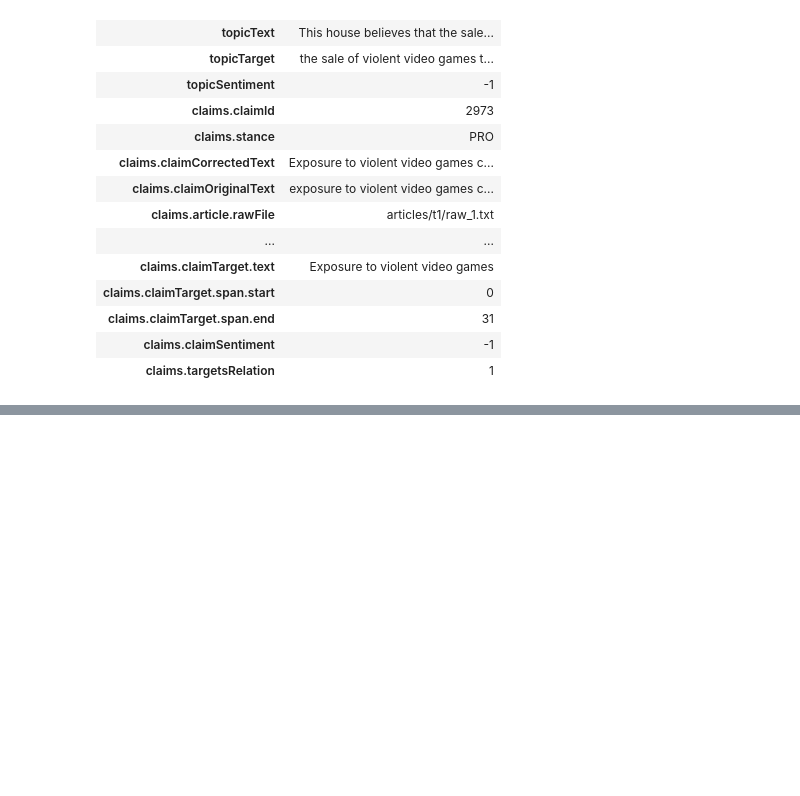
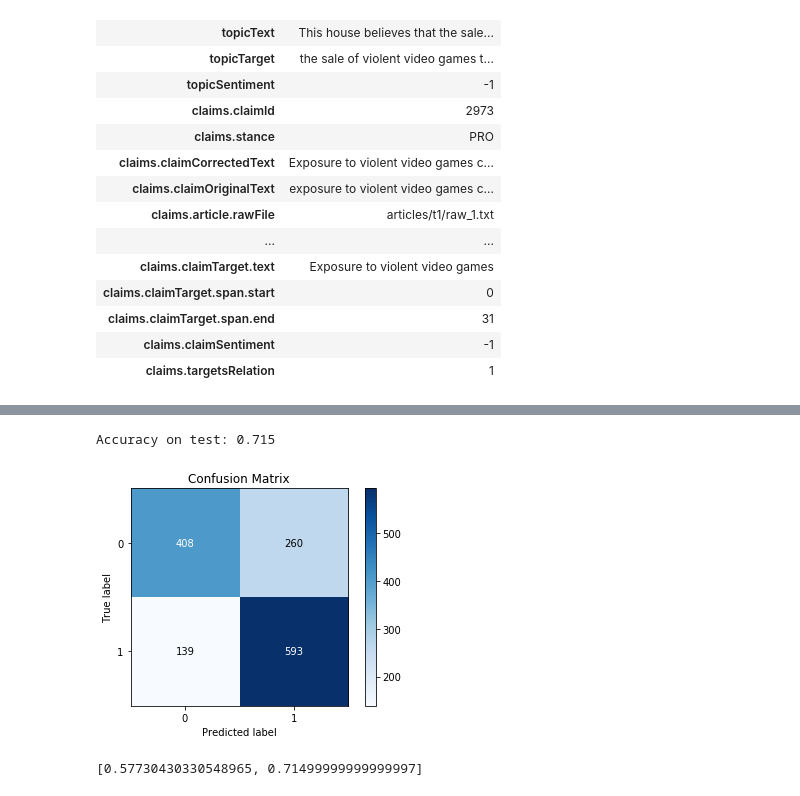
Before and after one commit to julia-zhou/Argmining, a Jupyter notebook: 1_claim_detection.ipynb, the cells around one changed output, grey strips where cells are left out. Drawn from its saved outputs; the diff is of its cells as text; code cells hidden in the pictures; blank space fills up the shorter version.

```diff
--- a/1_claim_detection.ipynb
+++ b/1_claim_detection.ipynb
@@ -446,0 +397,3 @@ textrank(b1)
+# %%
+train_X_ = np.expand_dims(train_X, axis=1)
+test_X_ = np.expand_dims(test_X, axis=1)
@@ -446,0 +434,27 @@ textrank(b1)
+# %%
+model_list = []
+acc_list = []
+for n_hidden in range(1,3):
+    for i in [128,256,512, 1024]:
+        for f in ['identity', 'tanh', 'relu', 'sigmoid']:
+            print('Number of hidden layers:', n_hidden)
+            print('Layer width:', i)
+            print('Activation function:', f)
+
+            m, s = wrapper_lstm(n_hidden = n_hidden, layer_width = i, activ_func = f)
+            model_list.append(m)
+            acc_list.append(s)
+            print('-'*28)
+# %%
+lstm_model = model_list[acc_list.index(max(acc_list))]
+# %%
+lstm_score = lstm_model.evaluate(test_X_, test_y, verbose= 0)
+print('Accuracy on test:', lstm_score[1])
+model_evaluation(lstm_model, test_X_, test)
+# %% [output]
+Accuracy on test: 0.715
+[figure, added]
+# %%
+lstm_score
+# %% [output]
+[0.57730430330548965, 0.71499999999999997]
```
Also changed, not shown: parts of 93 cells of this notebook.
